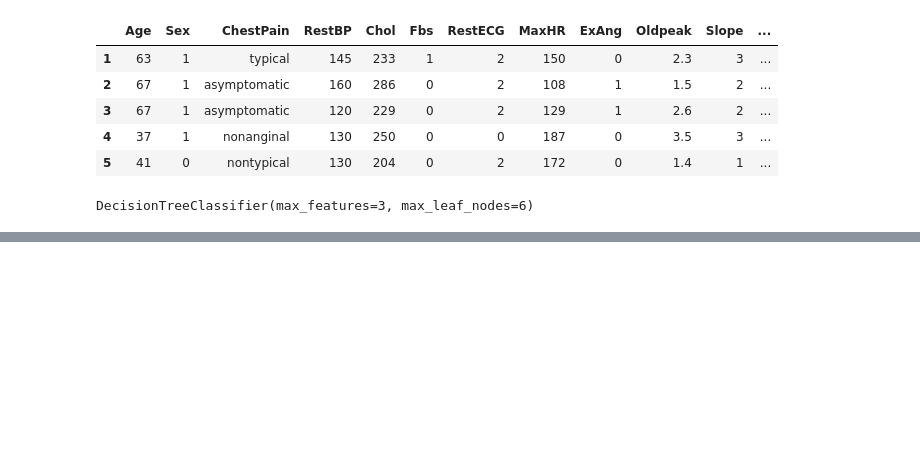
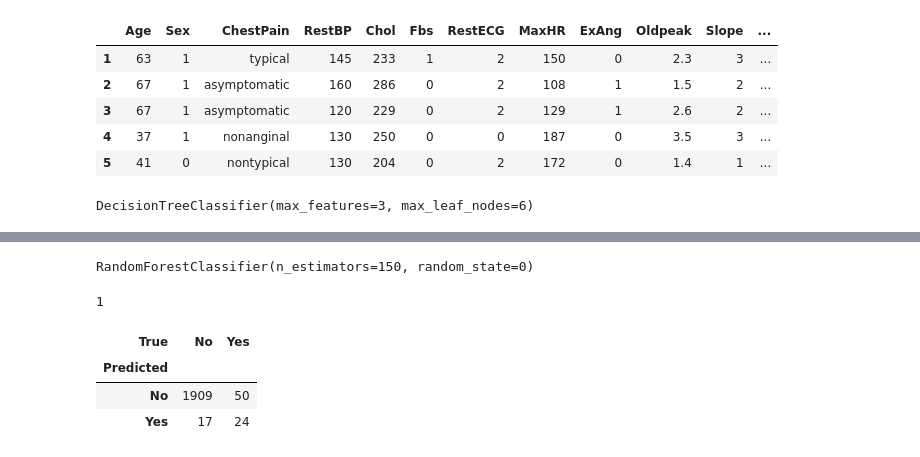
Before and after one commit to benjov/Econometria-II-2022, a Jupyter notebook: Clase_13_SupervisedLearning/Regression_decisionTree.ipynb, the cells around one changed output, grey strips where cells are left out. Cells and saved outputs as stored; diff of their text form; code cells hidden in the pictures; blank space fills up the shorter version.

```diff
--- a/Clase_13_SupervisedLearning/Regression_decisionTree.ipynb
+++ b/Clase_13_SupervisedLearning/Regression_decisionTree.ipynb
@@ -368,0 +364,33 @@ weighted avg       0.77      0.68      0.65       149
+# %%
+df.default = pd.factorize(df.default)[0]
+df.student = pd.factorize(df.student)[0]
+
+df.balance = df.balance.values.reshape(-1,1)
+df.income = df.income.values.reshape(-1,1)
+
+X = df.drop("default", axis=1)
+y = df.default
+
+X_train, X_test, y_train, y_test = train_test_split(X, y, test_size=0.2, random_state=0)
+# %%
+classifier = RandomForestClassifier(n_estimators = 150, random_state = 0)
+classifier.fit(X_train,y_train)
+# %% [output]
+RandomForestClassifier(n_estimators=150, random_state=0)
+# %%
+y_pred=classifier.predict(X = X_test)
+y_pred = pd.factorize(y_pred)[0]
+max(y_pred)
+# %% [output]
+1
+# %%
+cm = pd.DataFrame(confusion_matrix(y_test, y_pred).T, index=['No', 'Yes'], columns=['No', 'Yes'])
+cm.index.name = 'Predicted'
+cm.columns.name = 'True'
+
+cm
+# %% [output]
+| True | No | Yes |
+| Predicted |  |  |
+| No | 1909 | 50 |
+| Yes | 17 | 24 |
```
Also changed, not shown: parts of 17 cells of this notebook, 3 other files.
